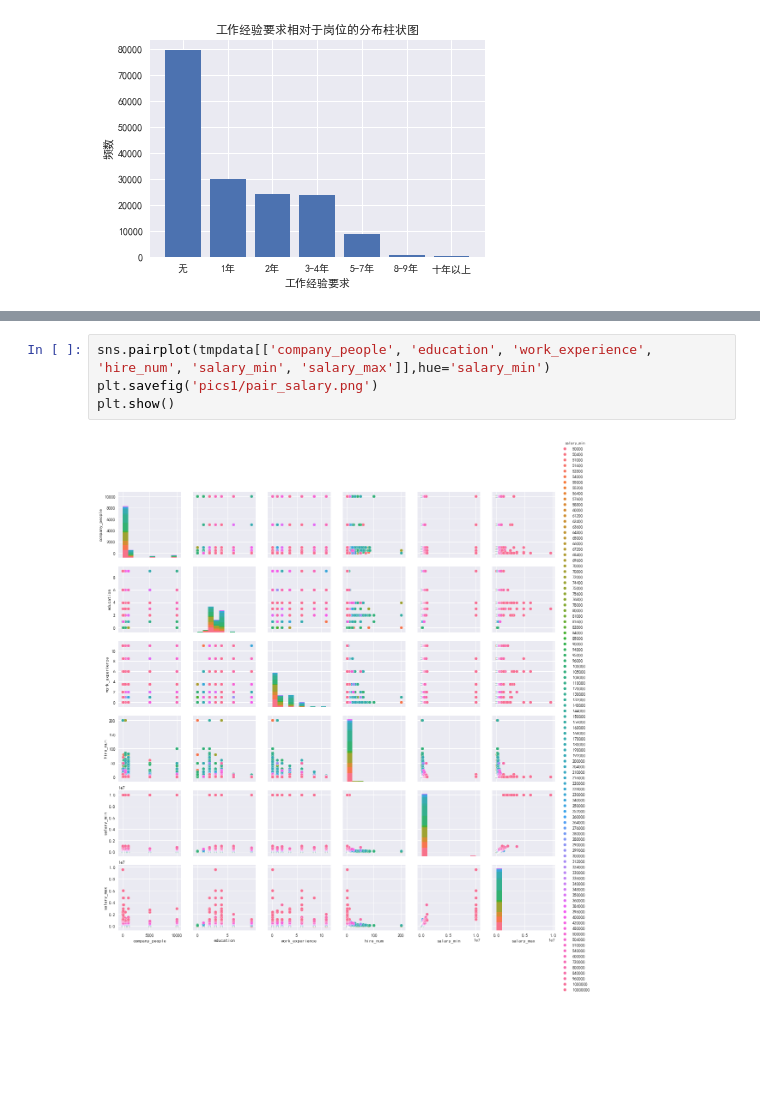
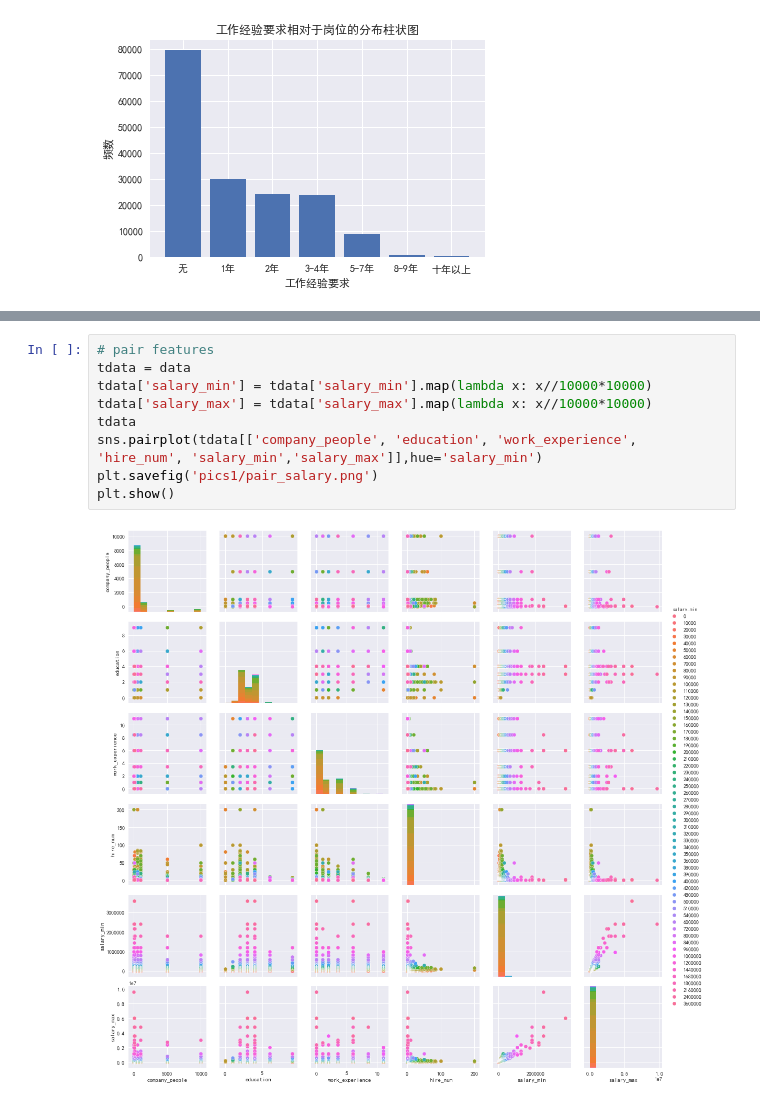
Before and after one commit to wangjksjtu/Data-Mining-51Job, a Jupyter notebook: pics/preprocess.ipynb, the cells around one changed output, grey strips where cells are left out. Saved outputs shown, nothing was run; the diff lists cells and outputs as text; blank space fills up the shorter version.

```diff
--- a/pics/preprocess.ipynb
+++ b/pics/preprocess.ipynb
@@ -176,7 +247,12 @@ plt.show()
 # %%
-sns.pairplot(tmpdata[['company_people', 'education', 'work_experience', 'hire_num', 'salary_min', 'salary_max']],hue='salary_min')
+# pair features
+tdata = data
+tdata['salary_min'] = tdata['salary_min'].map(lambda x: x//10000*10000)
+tdata['salary_max'] = tdata['salary_max'].map(lambda x: x//10000*10000)
+tdata
+sns.pairplot(tdata[['company_people', 'education', 'work_experience', 'hire_num', 'salary_min','salary_max']],hue='salary_min')
 plt.savefig('pics1/pair_salary.png')
 plt.show()
 # %% [output]
-[figure, old version]
+[figure, new version]
 # %%
```
Also changed, not shown: parts of 22 cells of this notebook, 22 other files.
